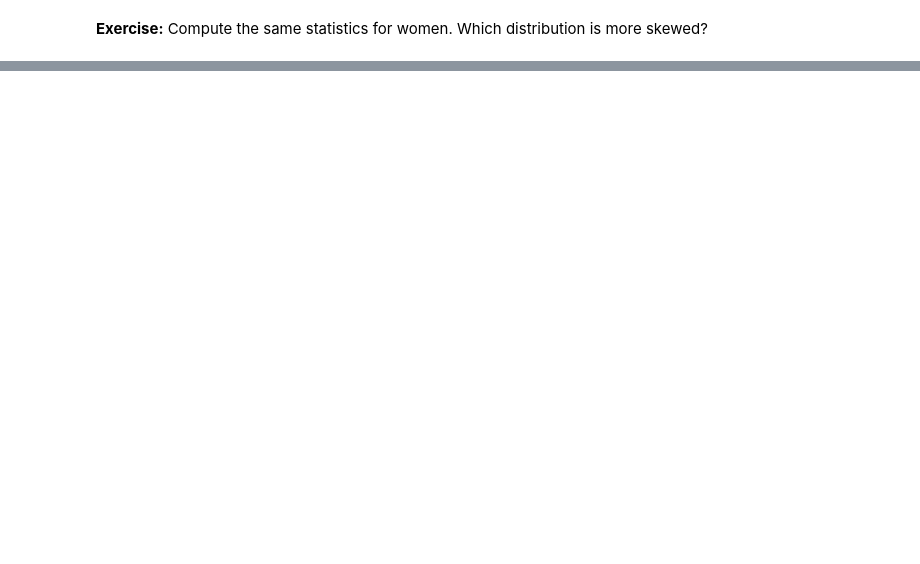
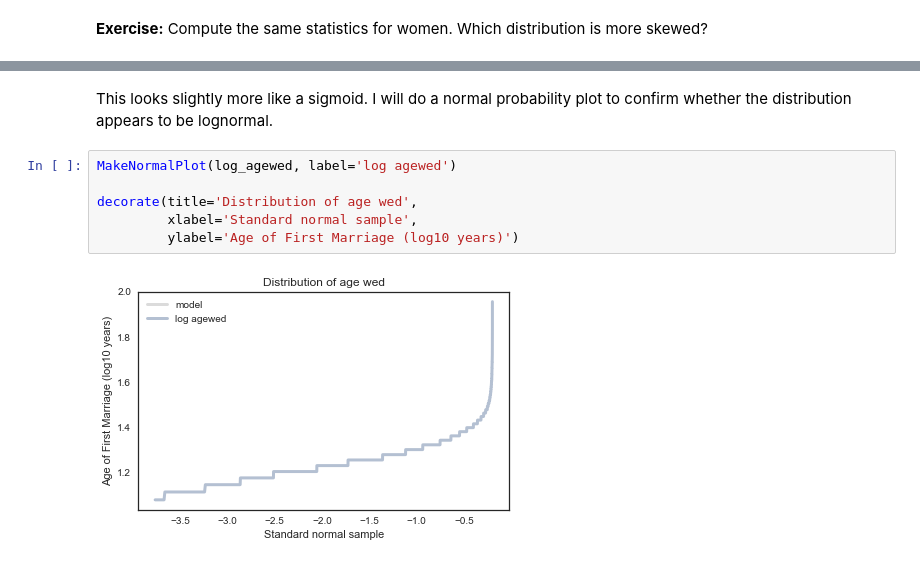
Before and after one commit to coverney/ThinkStats2, a Jupyter notebook: homeworks/homework02.ipynb, the cells around one changed output, grey strips where cells are left out. Saved outputs shown, nothing was run; the diff lists cells and outputs as text; blank space fills up the shorter version.

```diff
--- a/homeworks/homework02.ipynb
+++ b/homeworks/homework02.ipynb
@@ -563,0 +598,10 @@ thinkstats2.PearsonMedianSkewness(male_weights.dropna())
+# %% [markdown]
+This looks slightly more like a sigmoid. I will do a normal probability plot to confirm whether the distribution appears to be lognormal.
+# %%
+MakeNormalPlot(log_agewed, label='log agewed')
+
+decorate(title='Distribution of age wed',
+         xlabel='Standard normal sample',
+         ylabel='Age of First Marriage (log10 years)')
+# %% [output]
+[figure, added]
```
Also changed, not shown: parts of 47 cells of this notebook, 2 other files.
